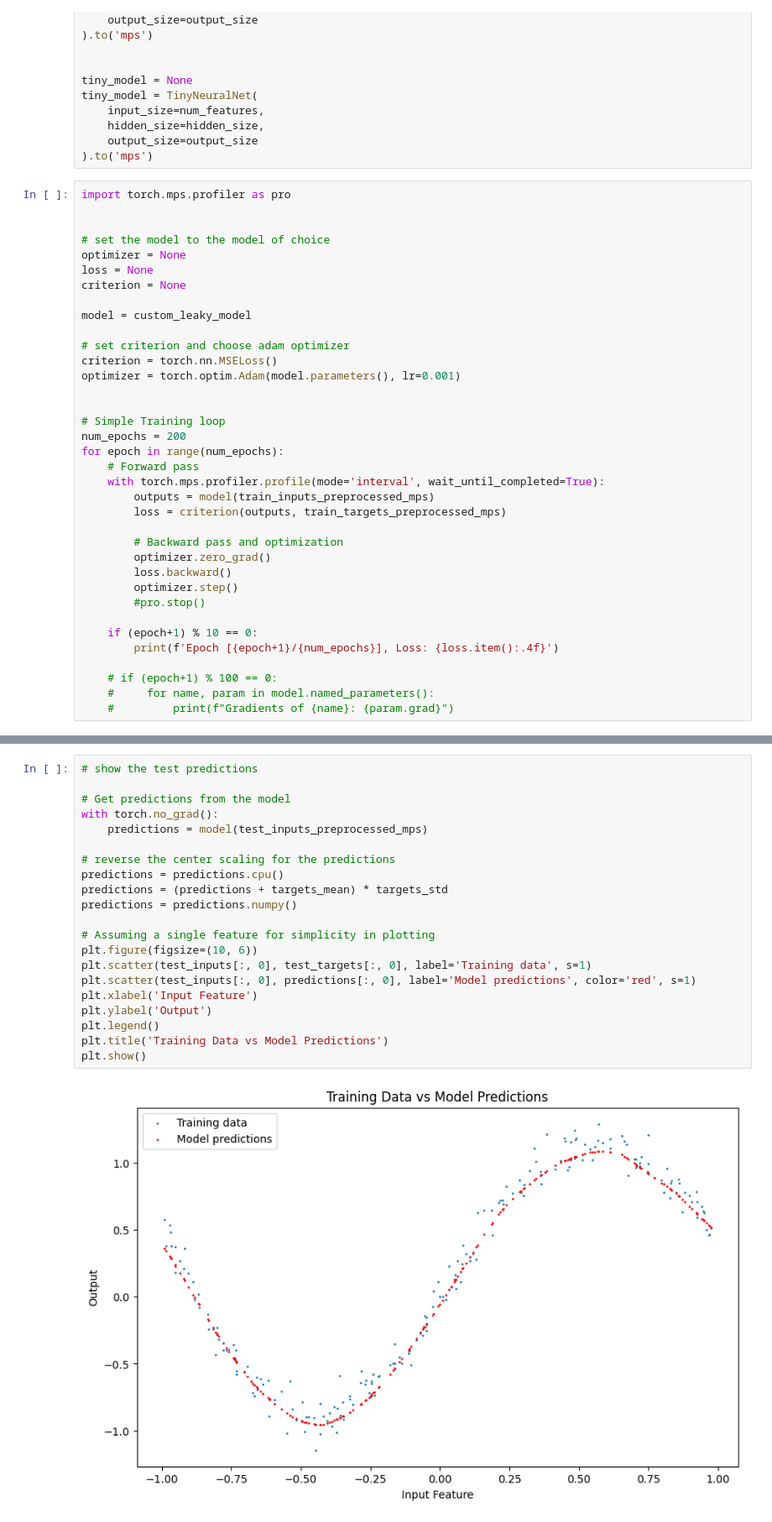
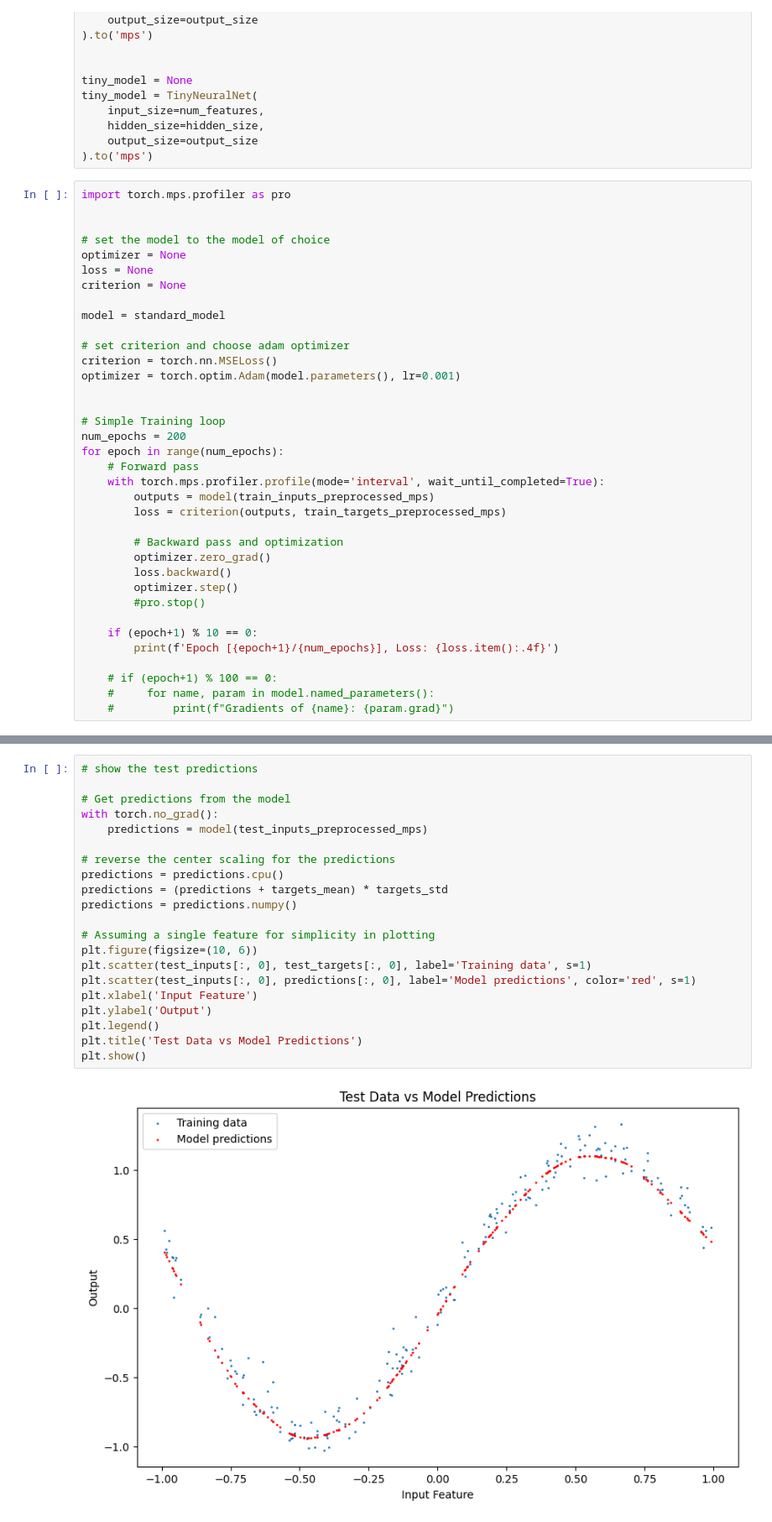
Before and after one commit to drmerlot/custom-pytorch-metal-ops-demo, a Jupyter notebook: notebooks/training_example.ipynb, the cells around one changed output, grey strips where cells are left out. Shown: that part at 84% size. Cells and saved outputs as stored; diff of their text form.

Commit message:
fix figure name

```diff
--- a/notebooks/training_example.ipynb
+++ b/notebooks/training_example.ipynb
@@ -221,7 +221,7 @@ optimizer = None
 loss = None
 criterion = None
 
-model = custom_leaky_model
+model = standard_model
 
 # set criterion and choose adam optimizer
 criterion = torch.nn.MSELoss()
@@ -302,26 +302,26 @@ plt.show()
 # %%
 # show the test predictions
 
 # Get predictions from the model
 with torch.no_grad():
     predictions = model(test_inputs_preprocessed_mps)
 
 # reverse the center scaling for the predictions
 predictions = predictions.cpu()
 predictions = (predictions + targets_mean) * targets_std
 predictions = predictions.numpy()
 
 # Assuming a single feature for simplicity in plotting
 plt.figure(figsize=(10, 6))
 plt.scatter(test_inputs[:, 0], test_targets[:, 0], label='Training data', s=1)
 plt.scatter(test_inputs[:, 0], predictions[:, 0], label='Model predictions', color='red', s=1)
 plt.xlabel('Input Feature')
 plt.ylabel('Output')
 plt.legend()
-plt.title('Training Data vs Model Predictions')
+plt.title('Test Data vs Model Predictions')
 plt.show()
 # %% [output]
-[figure, old version]
+[figure, new version]
 # %%
 # Inspect Gradients
 for name, param in model.named_parameters():
```
Also changed, not shown: parts of 5 cells of this notebook.
